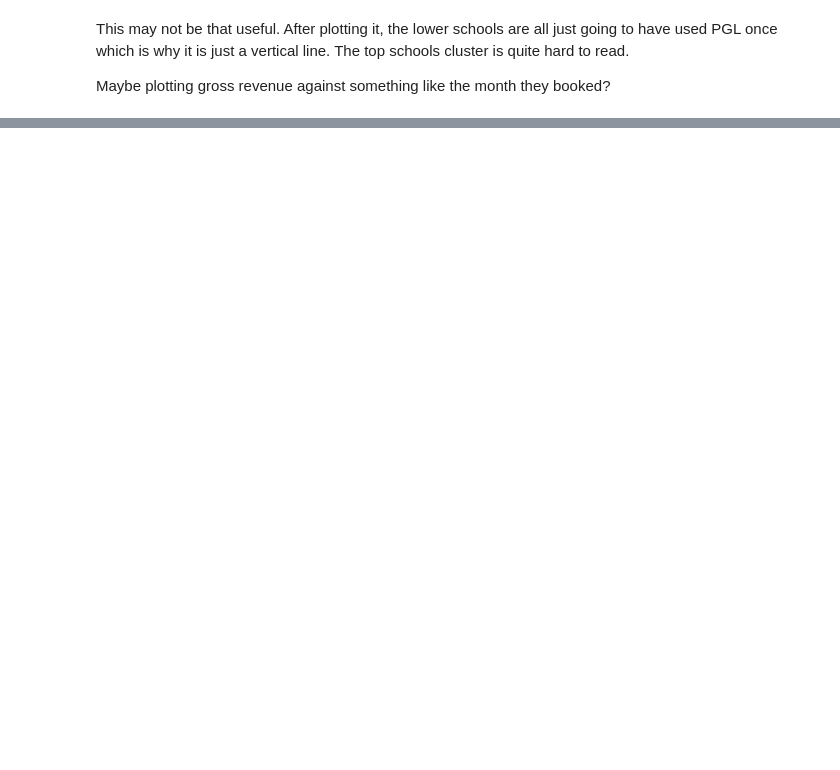
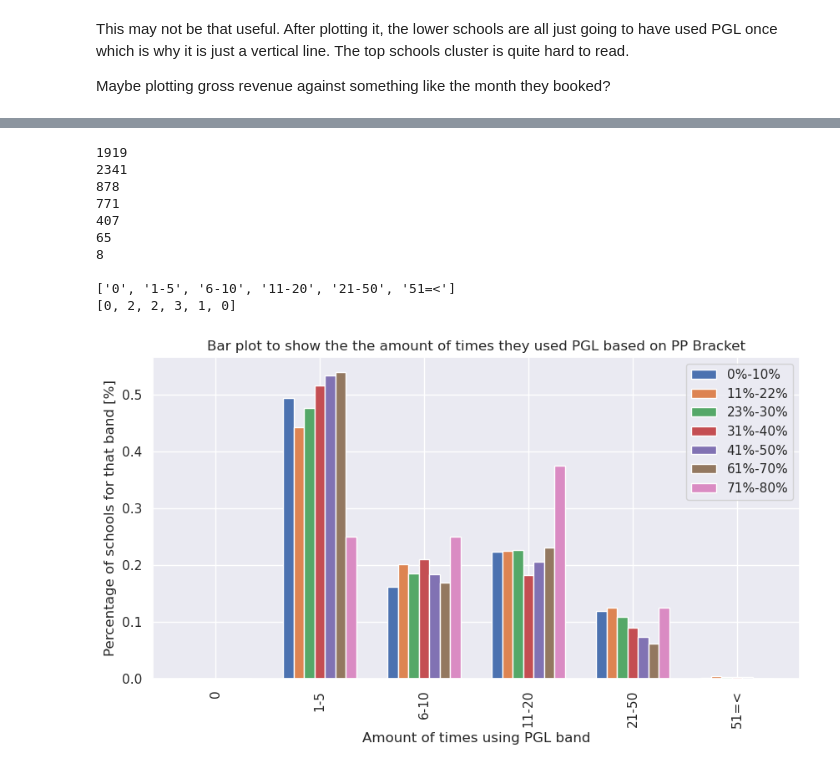
Before and after one commit to maxcwalker/documents, a Jupyter notebook: jupyter/prospectMapping/prospect_mapping_2.ipynb, the cells around one changed output, grey strips where cells are left out. Cells and saved outputs as stored; diff of their text form; code cells hidden in the pictures; blank space fills up the shorter version.

```diff
--- a/jupyter/prospectMapping/prospect_mapping_2.ipynb
+++ b/jupyter/prospectMapping/prospect_mapping_2.ipynb
@@ -400,0 +374,14 @@ plt.savefig('1501-2001_barplot')
+# %%
+number_times_used(col[43],order_pp)
+# %% [output]
+1919
+2341
+878
+771
+407
+65
+8
+
+['0', '1-5', '6-10', '11-20', '21-50', '51=<']
+[0, 2, 2, 3, 1, 0]
+[figure, added]
```
Also changed, not shown: parts of 25 cells of this notebook, 3 other files.
